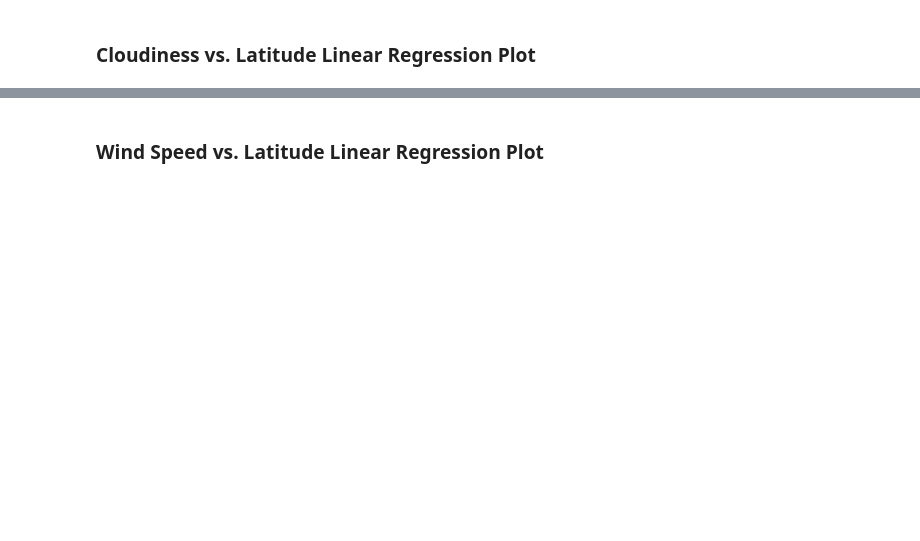
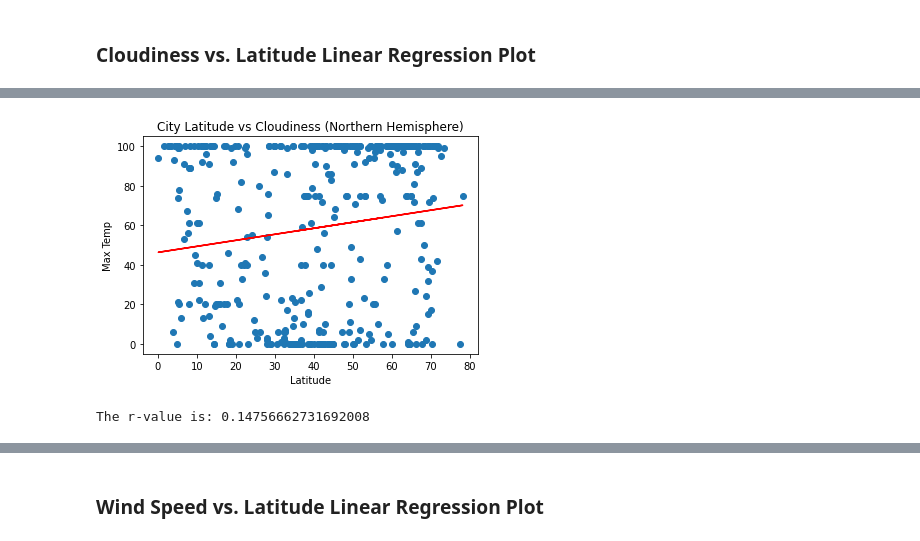
Before and after one commit to snkim22/python-api-challenge, a Jupyter notebook: WeatherPy/WeatherPy.ipynb, the cells around one changed output, grey strips where cells are left out. Drawn from its saved outputs; the diff is of its cells as text; code cells hidden in the pictures; blank space fills up the shorter version.

```diff
--- a/WeatherPy/WeatherPy.ipynb
+++ b/WeatherPy/WeatherPy.ipynb
@@ -345,0 +355,9 @@ y_values = southern_hemi_df["Humidity"]
+# %%
+# Northern Hemisphere
+x_values = northern_hemi_df["Lat"]
+y_values = northern_hemi_df["Cloudiness"]
+r_value = plot_linear_regression(x_values, y_values, 'City Latitude vs Cloudiness (Northern Hemisphere)', 'Max Temp', (10,40))
+print(f"The r-value is: {r_value}")
+# %% [output]
+[figure, added]
+The r-value is: 0.14756662731692008
```
Also changed, not shown: parts of 33 cells of this notebook, 5 other files.
